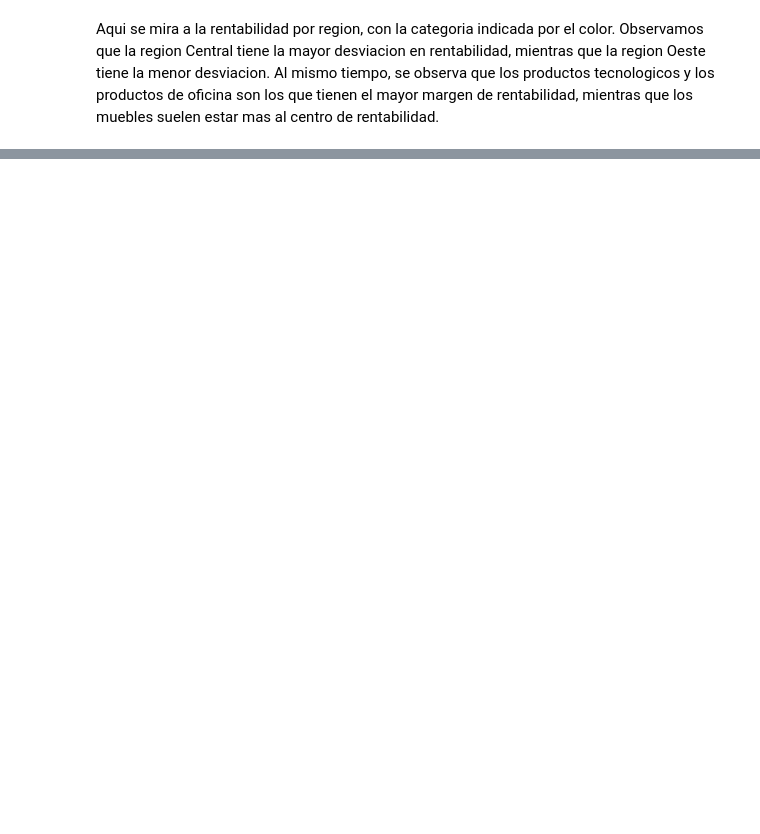
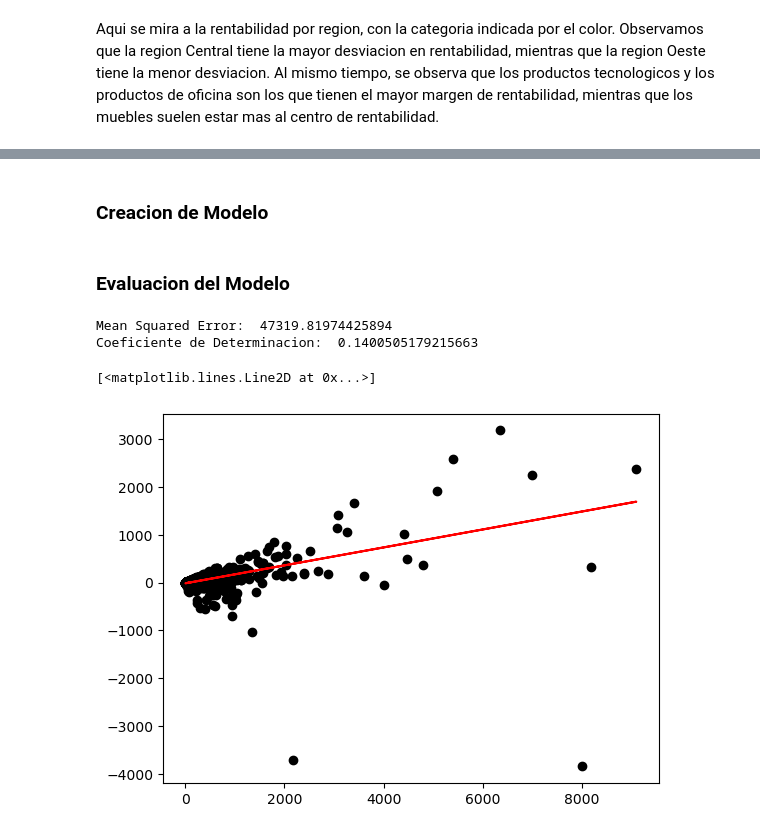
Before and after one commit to ddoRotolo/Ocando_ProyectoDataScience, a Jupyter notebook: Datasets+Ocando.ipynb, the cells around one changed output, grey strips where cells are left out. Drawn from its saved outputs; the diff is of its cells as text; code cells hidden in the pictures; blank space fills up the shorter version.

```diff
--- a/Datasets+Ocando.ipynb
+++ b/Datasets+Ocando.ipynb
@@ -157,0 +198,15 @@ Aqui se mira a la rentabilidad por region, con la categoria indicada por el colo
+# %%
+from sklearn import linear_model
+from sklearn.model_selection import train_test_split
+from sklearn.metrics import mean_squared_error, r2_score
+
+train, test = train_test_split(superstore_orders, test_size=0.15)
+
+# Queremos predecir la rentabilidad en base a las ventas
+train_X = train[["Sales"]].values
+test_X = test[["Sales"]].values
+
+train_Y = train["Profit"].values.reshape(-1, 1)
+test_Y = test["Profit"].values.reshape(-1, 1)
+
+train_X
@@ -157,0 +221,28 @@ Aqui se mira a la rentabilidad por region, con la categoria indicada por el colo
+# %% [markdown]
+### Creacion de Modelo
+# %%
+# Creamos el modelo de regresion lineal
+
+regression = linear_model.LinearRegression()
+
+regression.fit(train_X, train_Y)
+
+train_test_pred = regression.predict(test_X)
+# %% [markdown]
+### Evaluacion del Modelo
+# %%
+# Evaluamos el modelo
+
+print("Mean Squared Error: ", mean_squared_error(test_Y, train_test_pred))
+print("Coeficiente de Determinacion: ", r2_score(test_Y, train_test_pred))
+# %% [output]
+Mean Squared Error:  47319.81974425894
+Coeficiente de Determinacion:  0.1400505179215663
+# %%
+test_X_trans = np.transpose(test_X)
+
+plt.scatter(test_X_trans[0], test_Y, color="black")
+plt.plot(test_X_trans[0], train_test_pred, color="red")
+# %% [output]
+[<matplotlib.lines.Line2D at 0x...>]
+[figure, added]
```
Also changed, not shown: parts of 23 cells of this notebook.
